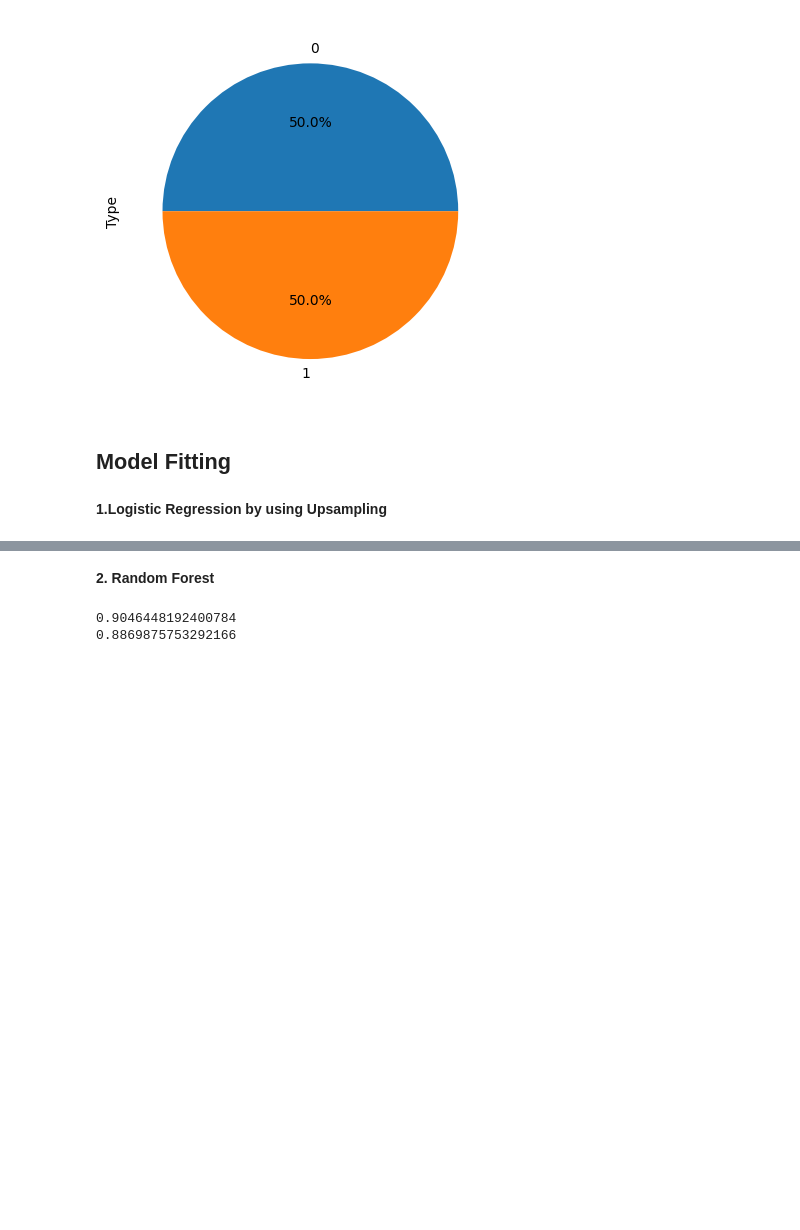
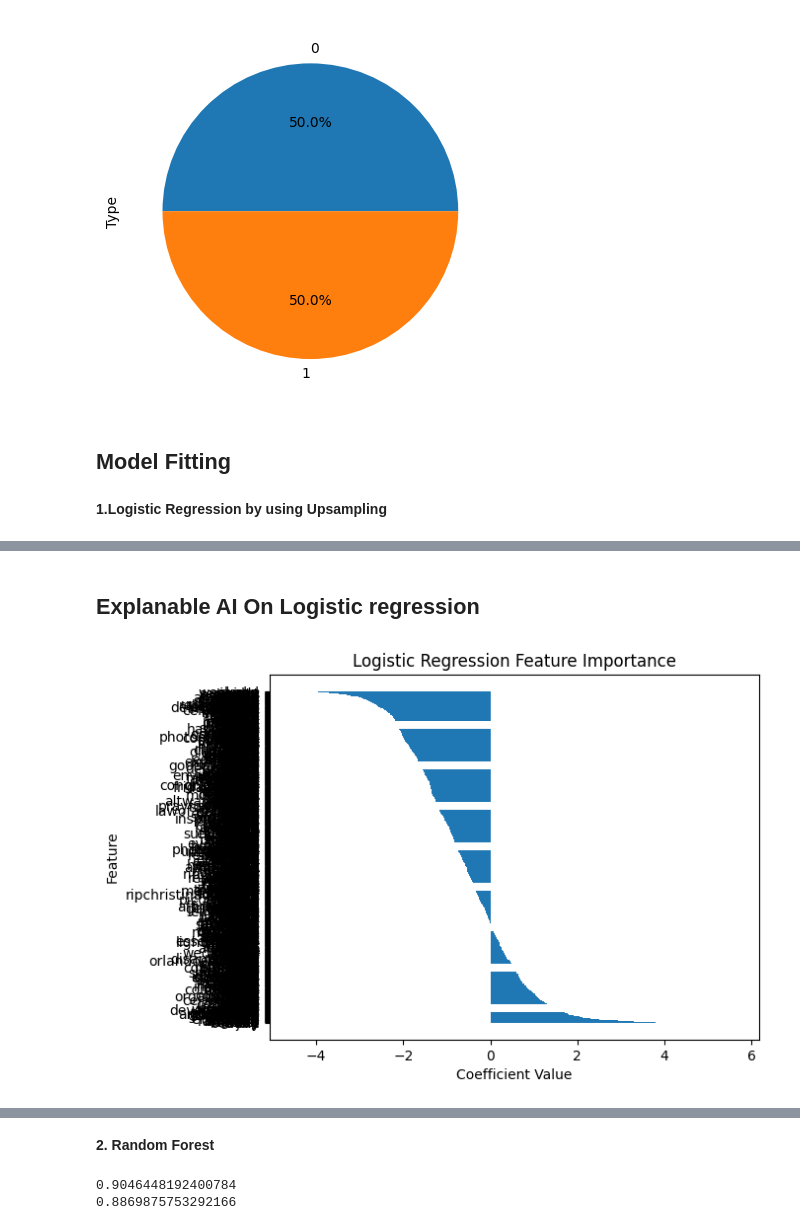
Before and after one commit to nileshmalode11/NLP_Project_Twitter_Sentiment_Analysis, a Jupyter notebook: Tweeter_Sentiment_Analysis.ipynb, the cells around one changed output, grey strips where cells are left out. Cells and saved outputs as stored; diff of their text form; code cells hidden in the pictures; blank space fills up the shorter version.

```diff
--- a/Tweeter_Sentiment_Analysis.ipynb
+++ b/Tweeter_Sentiment_Analysis.ipynb
@@ -561,3 +561,26 @@ Deprecated in NumPy 1.20; for more details and guidance: https://numpy.org/devdo
 Deprecated in NumPy 1.20; for more details and guidance: https://numpy.org/devdocs/release/1.20.0-notes.html#deprecations
   prediction_int = prediction_int.astype(np.int)
 0.8782660332541569
+# %% [markdown]
+## **Explanable AI On Logistic regression**
+# %%
+from sklearn.linear_model import LogisticRegression
+
+# Train a logistic regression model
+# model = LogisticRegression()
+# model.fit(X_train, y_train)
+
+# Access the coefficients
+coefficients = lreg.coef_
+feature_names = x_train.columns
+
+# Visualize feature importance
+feature_importance = pd.DataFrame({'Feature': feature_names, 'Coefficient': coefficients.flatten()})
+feature_importance = feature_importance.sort_values(by='Coefficient', ascending=False)
+plt.barh(feature_importance['Feature'], feature_importance['Coefficient'])
+plt.xlabel('Coefficient Value')
+plt.ylabel('Feature')
+plt.title('Logistic Regression Feature Importance')
+plt.show()
+# %% [output]
+[figure, added]
```
Also changed, not shown: parts of 6 cells of this notebook.
